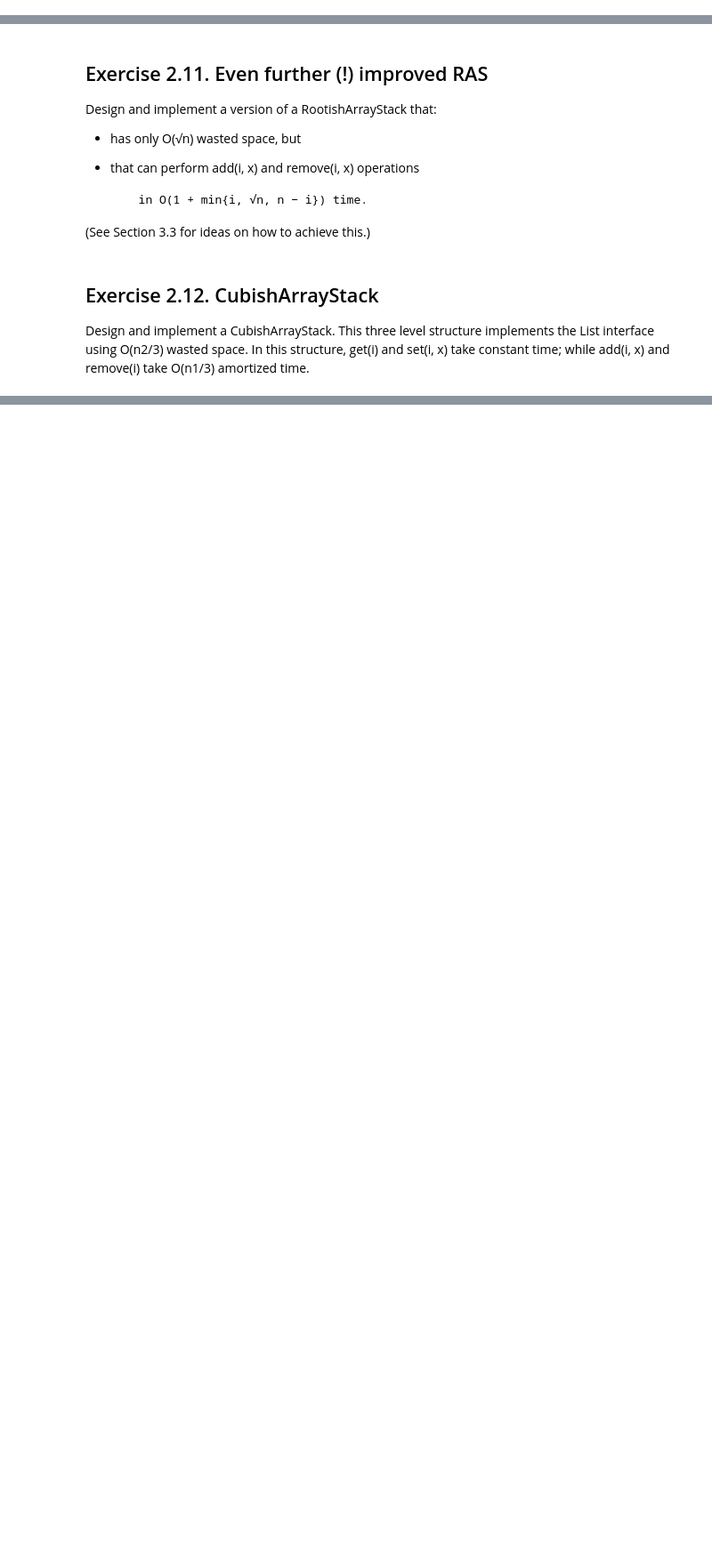
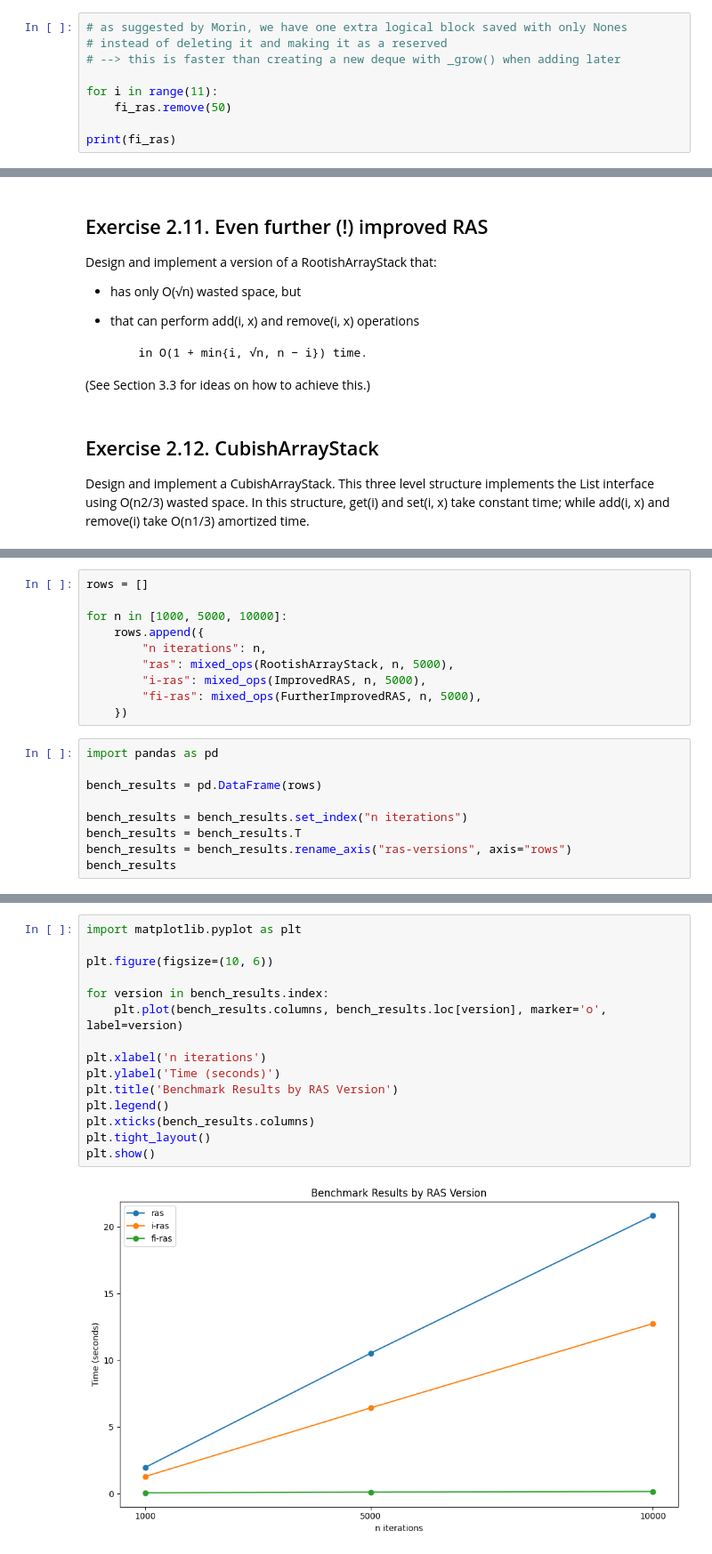
Before and after one commit to Dyretna/opendatastructures-python, a Jupyter notebook: chapter2/exercises_ch02.ipynb, the cells around one changed output, grey strips where cells are left out. Shown at 89% size. Cells and saved outputs as stored; diff of their text form; blank space fills up the shorter version.

```diff
--- a/chapter2/exercises_ch02.ipynb
+++ b/chapter2/exercises_ch02.ipynb
@@ -568,0 +525,9 @@ block 15 : None
+# %%
+# as suggested by Morin, we have one extra logical block saved with only Nones
+# instead of deleting it and making it as a reserved
+# --> this is faster than creating a new deque with _grow() when adding later
+
+for i in range(11):
+    fi_ras.remove(50)
+
+print(fi_ras)
@@ -583,0 +631,19 @@ In this structure, get(i) and set(i, x) take constant time; while add(i, x) and
+# %%
+rows = []
+
+for n in [1000, 5000, 10000]:
+    rows.append({
+        "n iterations": n,
+        "ras": mixed_ops(RootishArrayStack, n, 5000),
+        "i-ras": mixed_ops(ImprovedRAS, n, 5000),
+        "fi-ras": mixed_ops(FurtherImprovedRAS, n, 5000),
+    })
+# %%
+import pandas as pd
+
+bench_results = pd.DataFrame(rows)
+
+bench_results = bench_results.set_index("n iterations")
+bench_results = bench_results.T
+bench_results = bench_results.rename_axis("ras-versions", axis="rows")
+bench_results
@@ -583,0 +656,17 @@ In this structure, get(i) and set(i, x) take constant time; while add(i, x) and
+# %%
+import matplotlib.pyplot as plt
+
+plt.figure(figsize=(10, 6))
+
+for version in bench_results.index:
+    plt.plot(bench_results.columns, bench_results.loc[version], marker='o', label=version)
+
+plt.xlabel('n iterations')
+plt.ylabel('Time (seconds)')
+plt.title('Benchmark Results by RAS Version')
+plt.legend()
+plt.xticks(bench_results.columns)
+plt.tight_layout()
+plt.show()
+# %% [output]
+[figure, added]
```
Also changed, not shown: parts of 13 cells of this notebook, 7 other files.
